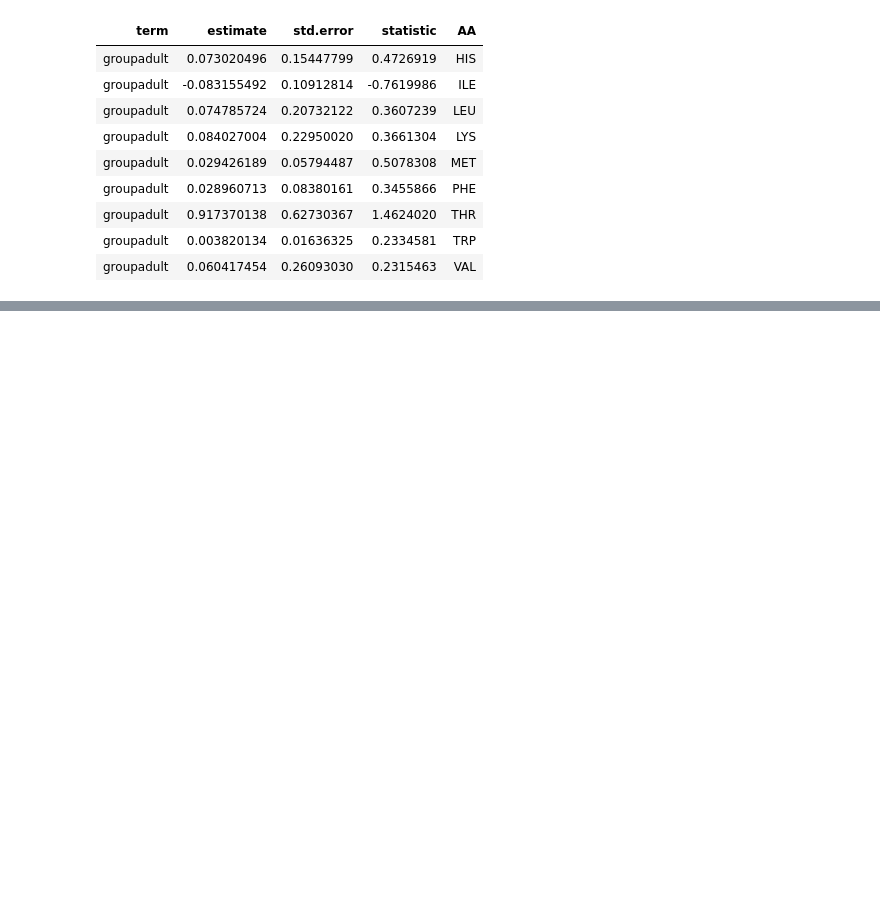
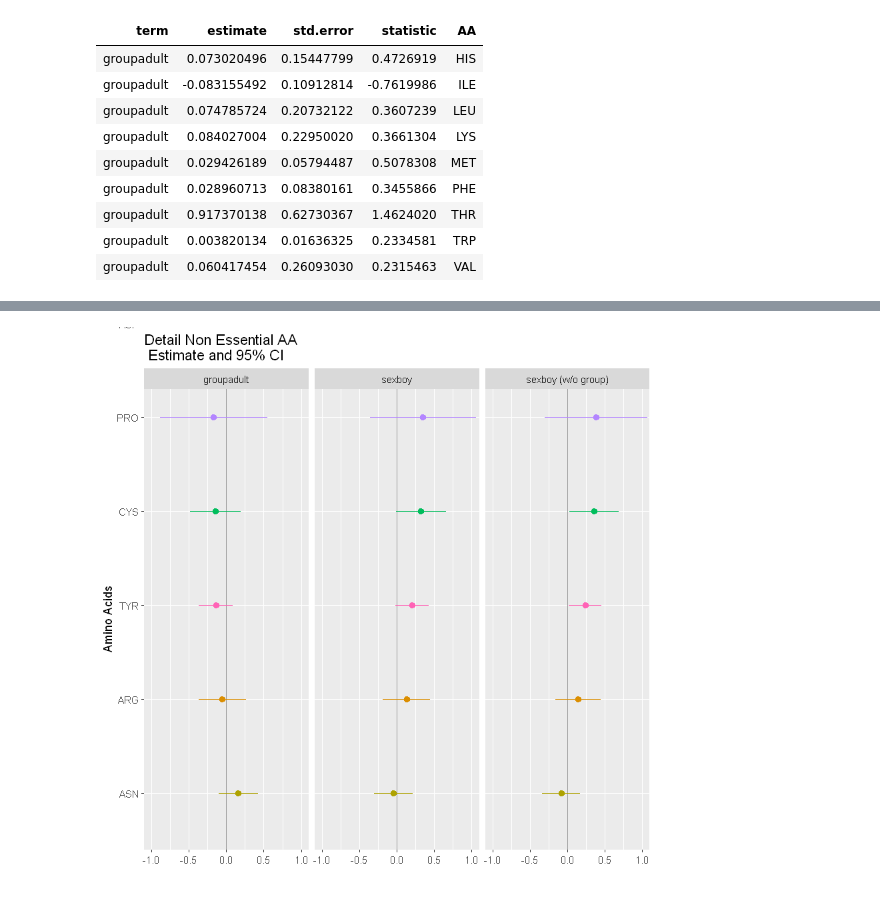
Before and after one commit to notblank/AA-leche-humana, a Jupyter notebook: Report plots Part II.ipynb, the cells around one changed output, grey strips where cells are left out. Saved outputs shown, nothing was run; the diff lists cells and outputs as text; code cells hidden in the pictures; blank space fills up the shorter version.

```diff
--- a/Report plots Part II.ipynb
+++ b/Report plots Part II.ipynb
@@ -475,0 +517,13 @@ ggplot(group_NE, aes(x = reorder(AA, estimate), y = estimate, color = AA)) +
+# %%
+#png(filename="./plots/group_NE_detail.png", units="cm", width=20, height=20, res = 300)
+ggplot(group_NE, aes(x = reorder(AA, estimate), y = estimate, color = AA)) +
+    geom_hline(yintercept = 0, alpha = 0.4) +
+    geom_point() + geom_pointrange( aes(x = AA, ymin = estimate - 2*std.error, ymax = estimate + 2*std.error)) +
+    theme(legend.position = "none") +
+    coord_flip(ylim = c(-1, 1), xlim = c(1, 4.7)) +
+    facet_wrap(~term) +
+    xlab('Amino Acids') + ylab('') +
+    ggtitle('Detail Non Essential AA \n Estimate and 95% CI')
+#dev.off()
+# %% [output]
+[figure, added]
```
Also changed, not shown: parts of 7 cells of this notebook, 12 other files.
